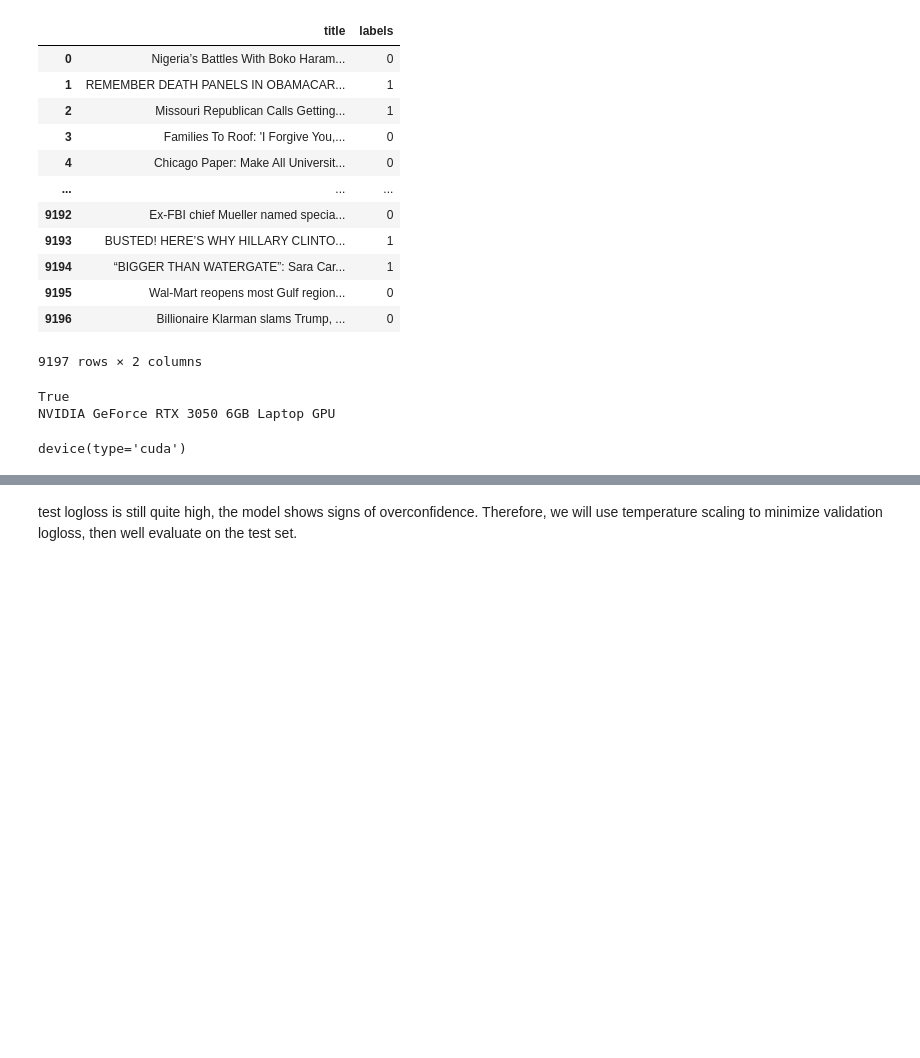
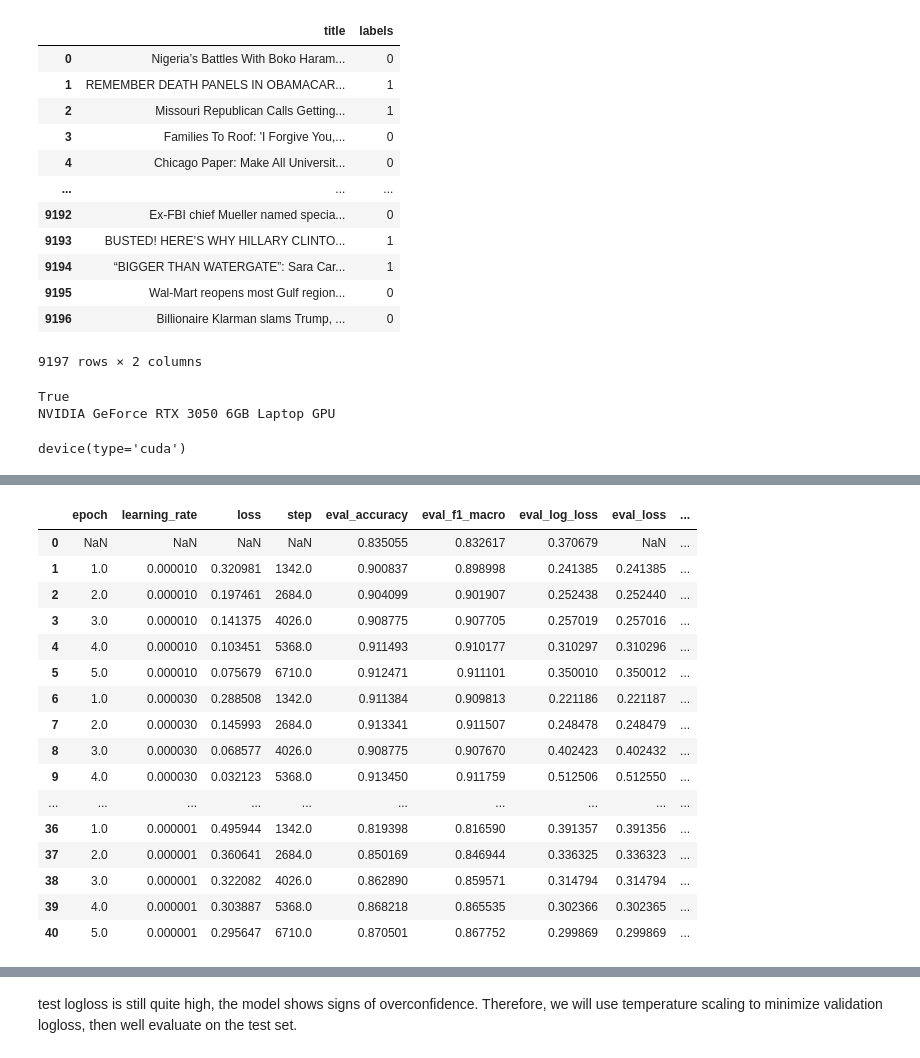
Before and after one commit to takiboti2/fakenewsclassification-demo, a Jupyter notebook: evaluation.ipynb, the cells around one changed output, grey strips where cells are left out. Cells and saved outputs as stored; diff of their text form; code cells hidden in the pictures; blank space fills up the shorter version.

Commit message:
reran evaluations, loaded the new model to gradio deployment directory

```diff
--- a/evaluation.ipynb
+++ b/evaluation.ipynb
@@ -89,24 +68,41 @@ logs
 # %%
 val_metrics = []
-for run in logs.values():
-    history = run.get("log_history", run["metrics"])
-    training_by_epoch = {
-        entry["epoch"]: entry for entry in history
-        if "epoch" in entry and "loss" in entry
-    }
-    for epoch in run["metrics"]:
-        training = training_by_epoch.get(epoch["epoch"], {})
-        val_metrics.append({**training, **epoch, "model": run["model_name"],
-                            "learning_rate": run["learning_rate"]})
+for run_name, metrics in logs.items():
+    if run_name == "logistic_regression":
+        val_metrics.append({**metrics, "model": "baseline", "run_name": run_name,
+                            "learning_rate": float("nan"), "epoch": float("nan")})
+    else:
+        model_name, learning_rate = run_name.rsplit("_", 1)
+        for epoch in metrics:
+            val_metrics.append({**epoch, "model": model_name, "run_name": run_name,
+                                "learning_rate": float(learning_rate)})
 # %%
 val = pd.DataFrame(val_metrics)
 
 if "loss" not in val:
     val["loss"] = float("nan")
 
 val = val.sort_values("model").reset_index(drop=True)
 
-val = val.drop(columns=["grad_norm", "step", "eval_runtime", "eval_samples_per_second", "eval_steps_per_second"], errors="ignore")
+val = val.drop(columns=["grad_norm", "eval_runtime", "eval_samples_per_second", "eval_steps_per_second"], errors="ignore")
 
 val
+# %% [output]
+|  | epoch | learning_rate | loss | step | eval_accuracy | eval_f1_macro | eval_log_loss | eval_loss | ... |
+| 0 | NaN | NaN | NaN | NaN | 0.835055 | 0.832617 | 0.370679 | NaN | ... |
+| 1 | 1.0 | 0.000010 | 0.320981 | 1342.0 | 0.900837 | 0.898998 | 0.241385 | 0.241385 | ... |
+| 2 | 2.0 | 0.000010 | 0.197461 | 2684.0 | 0.904099 | 0.901907 | 0.252438 | 0.252440 | ... |
+| 3 | 3.0 | 0.000010 | 0.141375 | 4026.0 | 0.908775 | 0.907705 | 0.257019 | 0.257016 | ... |
+| 4 | 4.0 | 0.000010 | 0.103451 | 5368.0 | 0.911493 | 0.910177 | 0.310297 | 0.310296 | ... |
+| 5 | 5.0 | 0.000010 | 0.075679 | 6710.0 | 0.912471 | 0.911101 | 0.350010 | 0.350012 | ... |
+| 6 | 1.0 | 0.000030 | 0.288508 | 1342.0 | 0.911384 | 0.909813 | 0.221186 | 0.221187 | ... |
+| 7 | 2.0 | 0.000030 | 0.145993 | 2684.0 | 0.913341 | 0.911507 | 0.248478 | 0.248479 | ... |
+| 8 | 3.0 | 0.000030 | 0.068577 | 4026.0 | 0.908775 | 0.907670 | 0.402423 | 0.402432 | ... |
+| 9 | 4.0 | 0.000030 | 0.032123 | 5368.0 | 0.913450 | 0.911759 | 0.512506 | 0.512550 | ... |
+| ... | ... | ... | ... | ... | ... | ... | ... | ... | ... |
+| 36 | 1.0 | 0.000001 | 0.495944 | 1342.0 | 0.819398 | 0.816590 | 0.391357 | 0.391356 | ... |
+| 37 | 2.0 | 0.000001 | 0.360641 | 2684.0 | 0.850169 | 0.846944 | 0.336325 | 0.336323 | ... |
+| 38 | 3.0 | 0.000001 | 0.322082 | 4026.0 | 0.862890 | 0.859571 | 0.314794 | 0.314794 | ... |
+| 39 | 4.0 | 0.000001 | 0.303887 | 5368.0 | 0.868218 | 0.865535 | 0.302366 | 0.302365 | ... |
+| 40 | 5.0 | 0.000001 | 0.295647 | 6710.0 | 0.870501 | 0.867752 | 0.299869 | 0.299869 | ... |
 # %%
```
Also changed, not shown: parts of 19 cells of this notebook, 2 other files.
